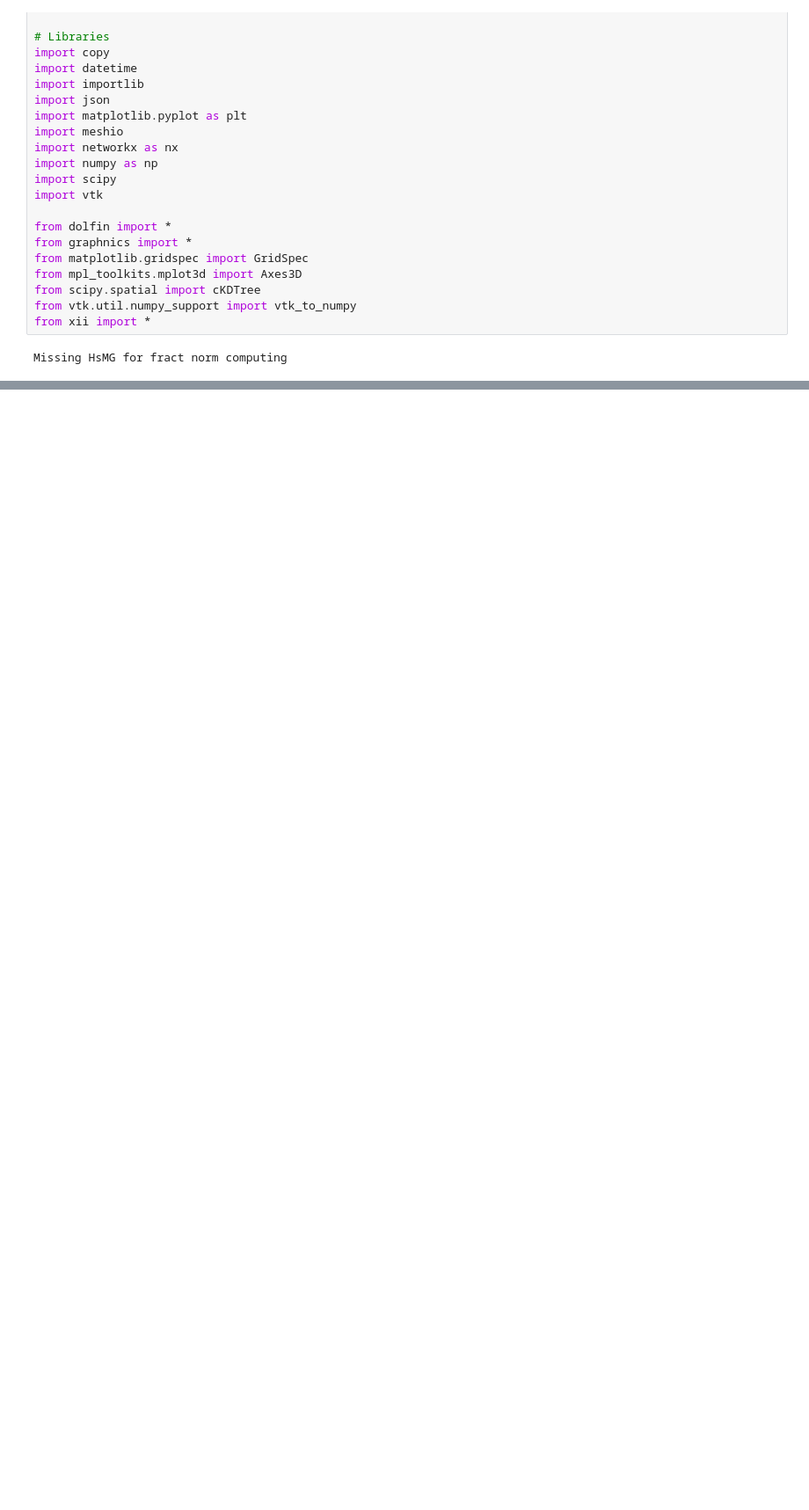
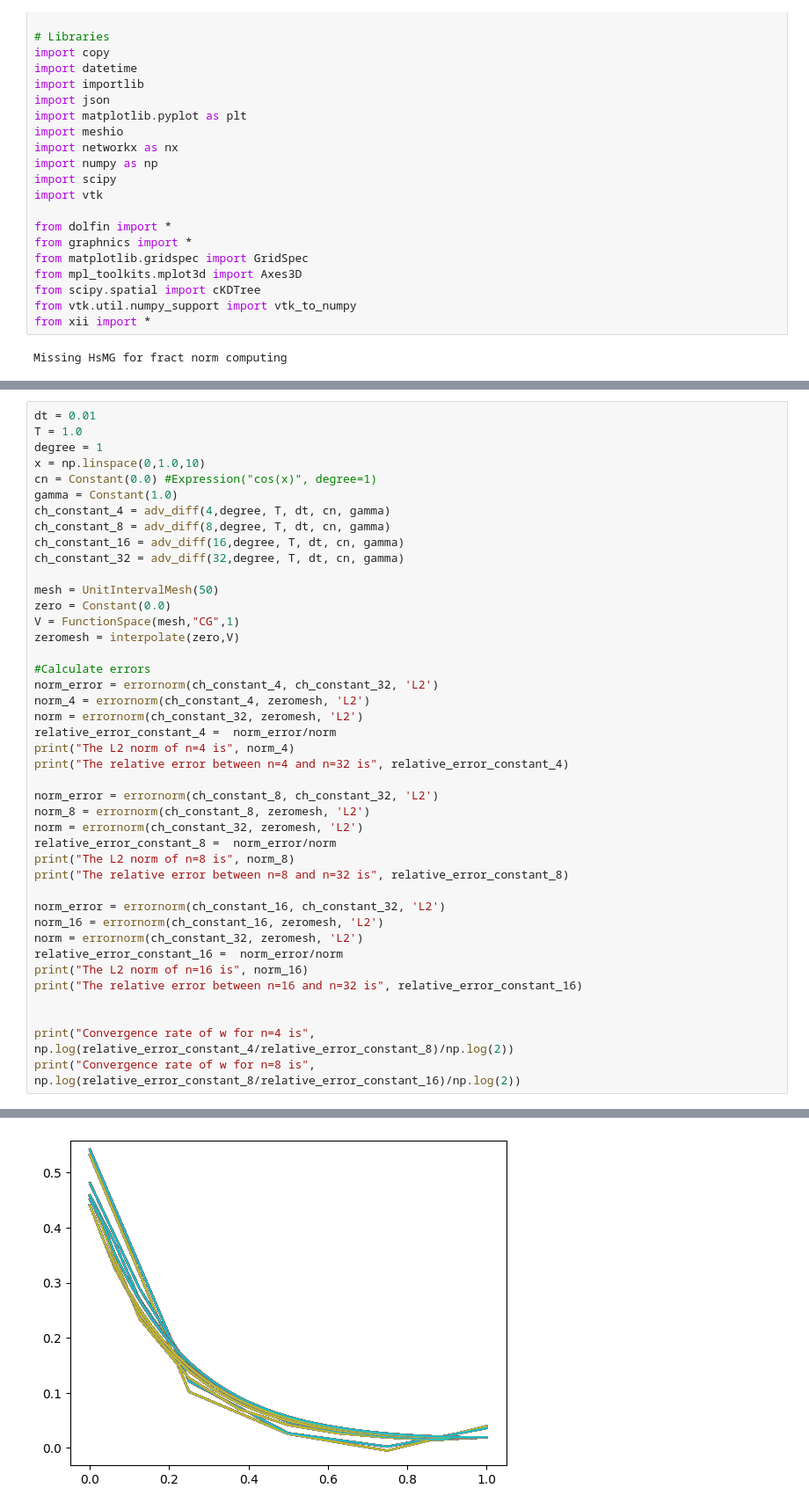
Before and after one commit to amtayl25/1d3d, a Jupyter notebook: 1D_dG.ipynb, the cells around one changed output, grey strips where cells are left out. Shown: that part at 88% size. Saved outputs shown, nothing was run; the diff lists cells and outputs as text; blank space fills up the shorter version.

```diff
--- a/1D_dG.ipynb
+++ b/1D_dG.ipynb
@@ -333,0 +236,43 @@ Calling FFC just-in-time (JIT) compiler, this may take some time.
+# %%
+dt = 0.01
+T = 1.0
+degree = 1
+x = np.linspace(0,1.0,10)
+cn = Constant(0.0) #Expression("cos(x)", degree=1)
+gamma = Constant(1.0)
+ch_constant_4 = adv_diff(4,degree, T, dt, cn, gamma)
+ch_constant_8 = adv_diff(8,degree, T, dt, cn, gamma)
+ch_constant_16 = adv_diff(16,degree, T, dt, cn, gamma)
+ch_constant_32 = adv_diff(32,degree, T, dt, cn, gamma)
+
+mesh = UnitIntervalMesh(50)
+zero = Constant(0.0)
+V = FunctionSpace(mesh,"CG",1)
+zeromesh = interpolate(zero,V)
+
+#Calculate errors
+norm_error = errornorm(ch_constant_4, ch_constant_32, 'L2')
+norm_4 = errornorm(ch_constant_4, zeromesh, 'L2')
+norm = errornorm(ch_constant_32, zeromesh, 'L2')
+relative_error_constant_4 =  norm_error/norm
+print("The L2 norm of n=4 is", norm_4)
+print("The relative error between n=4 and n=32 is", relative_error_constant_4)
+
+norm_error = errornorm(ch_constant_8, ch_constant_32, 'L2')
+norm_8 = errornorm(ch_constant_8, zeromesh, 'L2')
+norm = errornorm(ch_constant_32, zeromesh, 'L2')
+relative_error_constant_8 =  norm_error/norm
+print("The L2 norm of n=8 is", norm_8)
+print("The relative error between n=8 and n=32 is", relative_error_constant_8)
+
+norm_error = errornorm(ch_constant_16, ch_constant_32, 'L2')
+norm_16 = errornorm(ch_constant_16, zeromesh, 'L2')
+norm = errornorm(ch_constant_32, zeromesh, 'L2')
+relative_error_constant_16 =  norm_error/norm
+print("The L2 norm of n=16 is", norm_16)
+print("The relative error between n=16 and n=32 is", relative_error_constant_16)
+
+
+print("Convergence rate of w for n=4 is", np.log(relative_error_constant_4/relative_error_constant_8)/np.log(2))
+print("Convergence rate of w for n=8 is", np.log(relative_error_constant_8/relative_error_constant_16)/np.log(2))
+# %% [output]
@@ -333,0 +296 @@ Calling FFC just-in-time (JIT) compiler, this may take some time.
+[figure, added]
```
Also changed, not shown: parts of 6 cells of this notebook.
